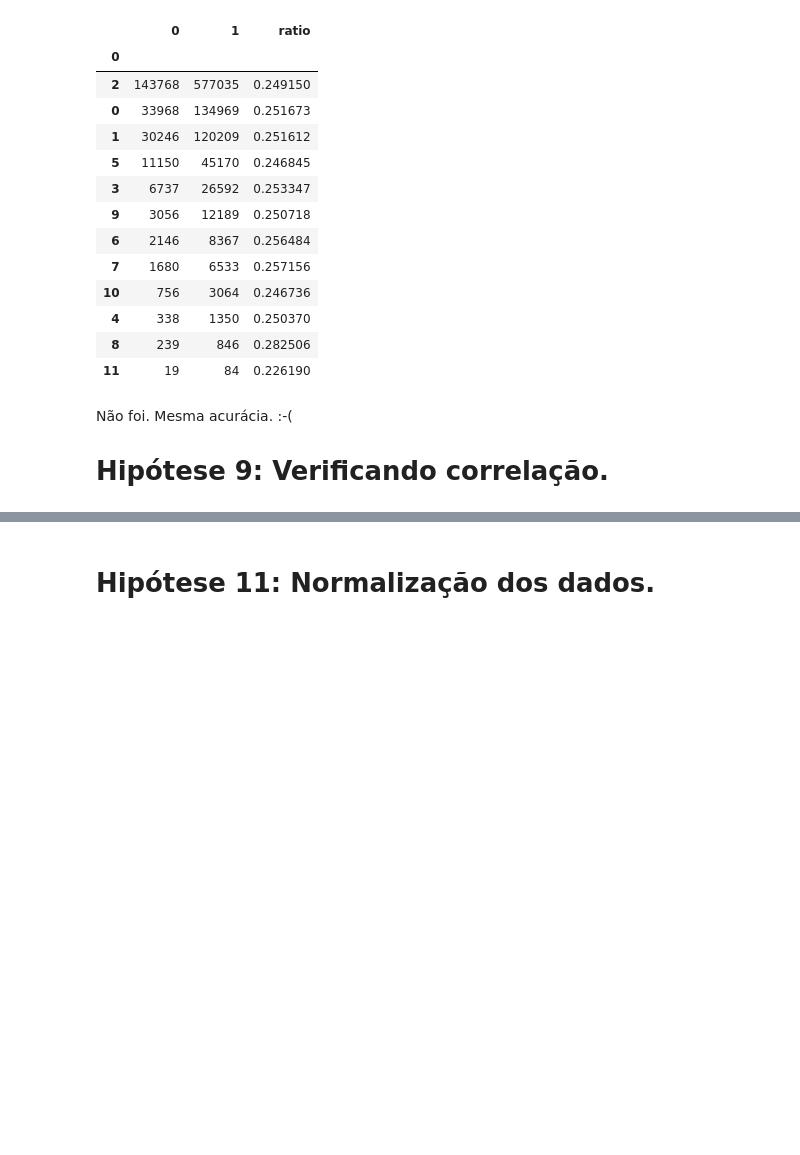
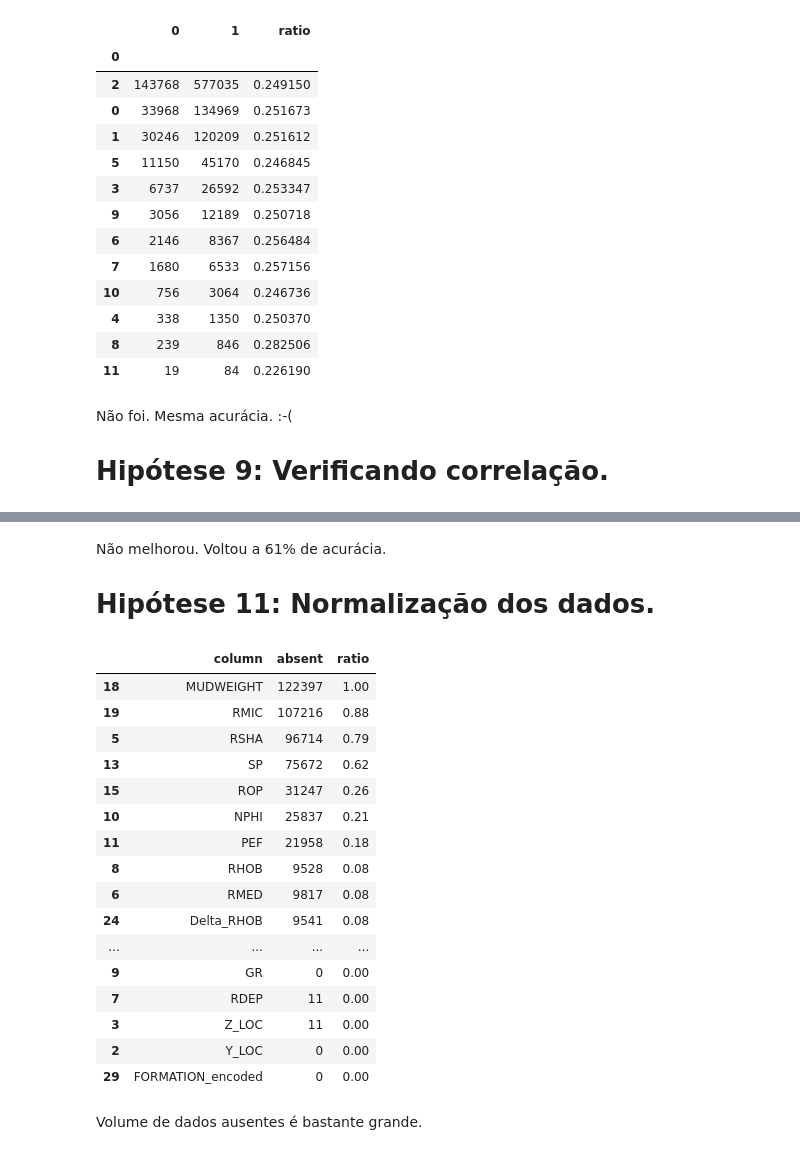
Before and after one commit to jopapo/pos_datascience_redesneurais_tf, a Jupyter notebook: tf.ipynb, the cells around one changed output, grey strips where cells are left out. Saved outputs shown, nothing was run; the diff lists cells and outputs as text; code cells hidden in the pictures; blank space fills up the shorter version.

```diff
--- a/tf.ipynb
+++ b/tf.ipynb
@@ -797,4 +969,29 @@ Test accuracy:  tensor(0.6141) - únicos: tensor([2])
 | 8 | 239 | 846 | 0.282506 |
 | 11 | 19 | 84 | 0.226190 |
 # %% [markdown]
+Não melhorou. Voltou a 61% de acurácia.
+
 # Hipótese 11: Normalização dos dados.
+# %%
+# Análise dos dados do hidden
+check_absent_data(df_hidden)
+# %% [output]
+|  | column | absent | ratio |
+| 18 | MUDWEIGHT | 122397 | 1.00 |
+| 19 | RMIC | 107216 | 0.88 |
+| 5 | RSHA | 96714 | 0.79 |
+| 13 | SP | 75672 | 0.62 |
+| 15 | ROP | 31247 | 0.26 |
+| 10 | NPHI | 25837 | 0.21 |
+| 11 | PEF | 21958 | 0.18 |
+| 8 | RHOB | 9528 | 0.08 |
+| 6 | RMED | 9817 | 0.08 |
+| 24 | Delta_RHOB | 9541 | 0.08 |
+| ... | ... | ... | ... |
+| 9 | GR | 0 | 0.00 |
+| 7 | RDEP | 11 | 0.00 |
+| 3 | Z_LOC | 11 | 0.00 |
+| 2 | Y_LOC | 0 | 0.00 |
+| 29 | FORMATION_encoded | 0 | 0.00 |
+# %% [markdown]
+Volume de dados ausentes é bastante grande.
```
Also changed, not shown: parts of 23 cells of this notebook.
